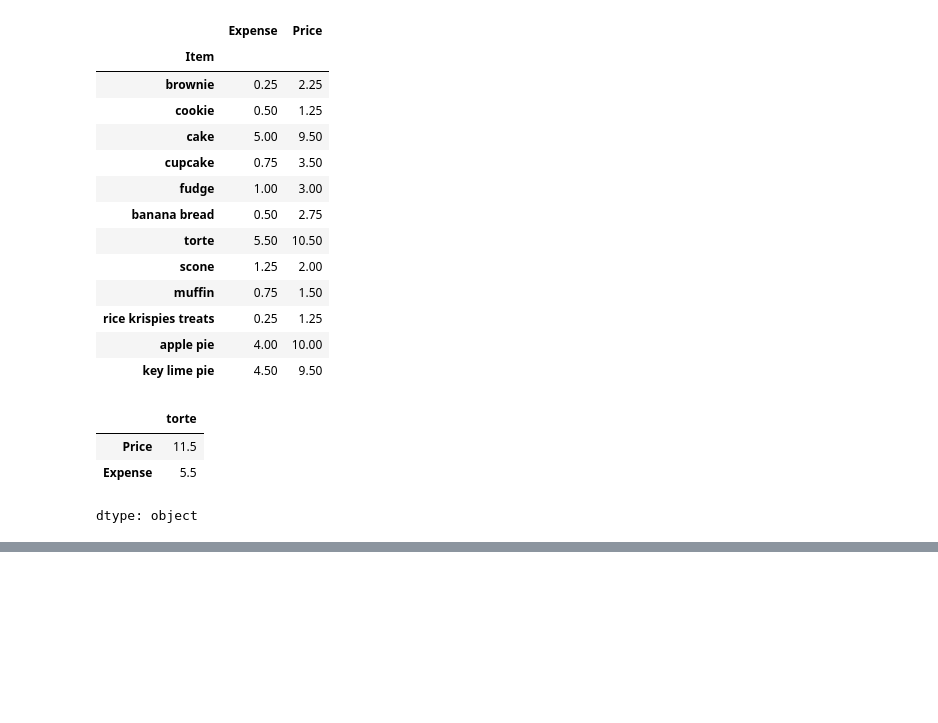
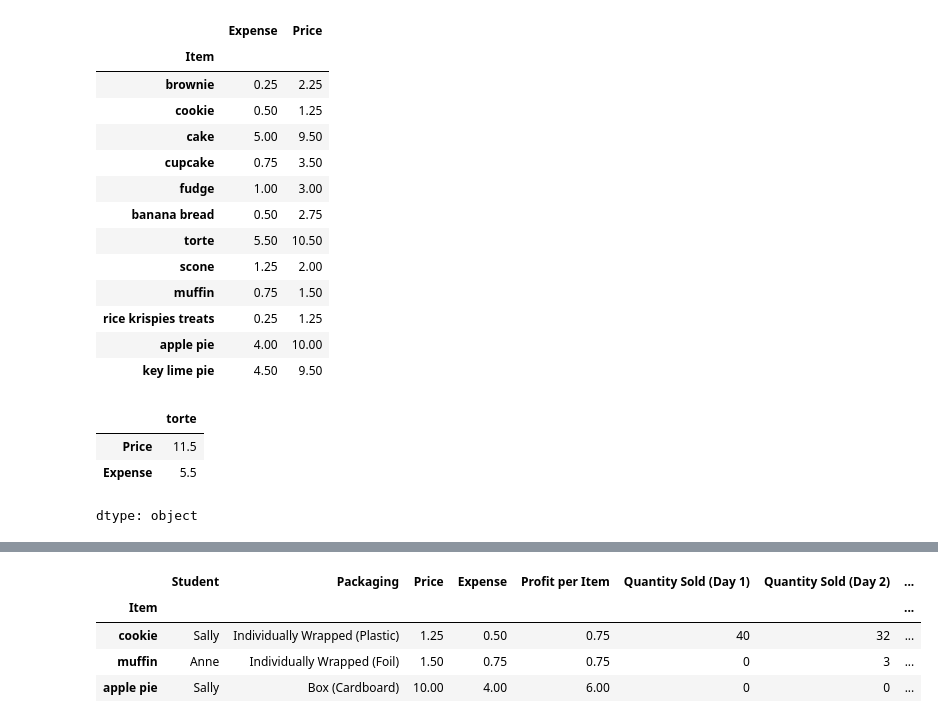
Before and after one commit to SamarBaghdadi/CodingDojo_DS_V23, a Jupyter notebook: Slicing_intro.ipynb, the cells around one changed output, grey strips where cells are left out. Drawn from its saved outputs; the diff is of its cells as text; code cells hidden in the pictures; blank space fills up the shorter version.

```diff
--- a/Slicing_intro.ipynb
+++ b/Slicing_intro.ipynb
@@ -185,0 +302,12 @@ dtype: object
+# %%
+#the.isin() method
+students=["Tom","Anne",'Martin', "Jose",'Sally']
+filter_students = df['Student'].isin(students)
+df_students=df[filter_students]
+df_students
+# %% [output]
+|  | Student | Packaging | Price | Expense | Profit per Item | Quantity Sold (Day 1) | Quantity Sold (Day 2) | ... |
+| Item |  |  |  |  |  |  |  | ... |
+| cookie | Sally | Individually Wrapped (Plastic) | 1.25 | 0.50 | 0.75 | 40 | 32 | ... |
+| muffin | Anne | Individually Wrapped (Foil) | 1.50 | 0.75 | 0.75 | 0 | 3 | ... |
+| apple pie | Sally | Box (Cardboard) | 10.00 | 4.00 | 6.00 | 0 | 0 | ... |
```
Also changed, not shown: parts of 14 cells of this notebook.
